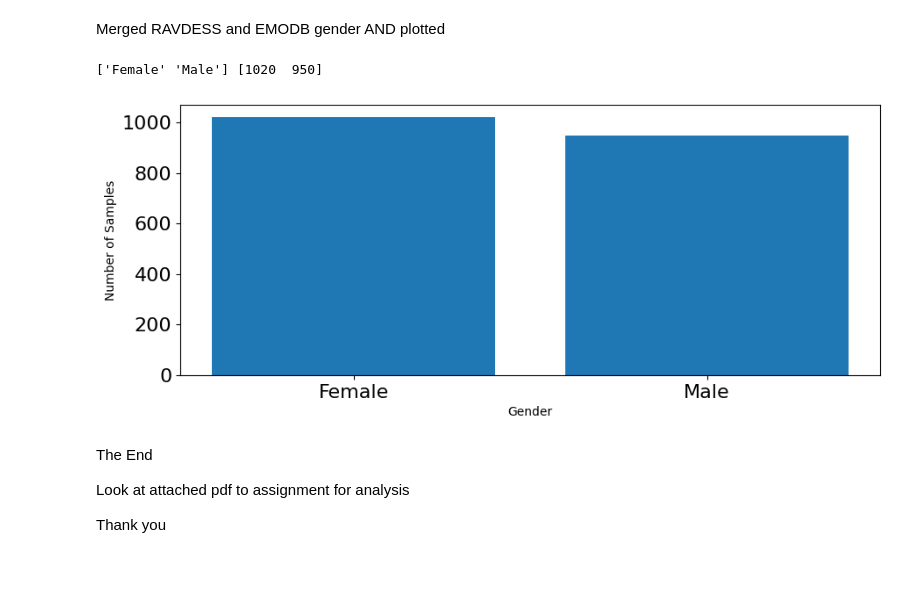
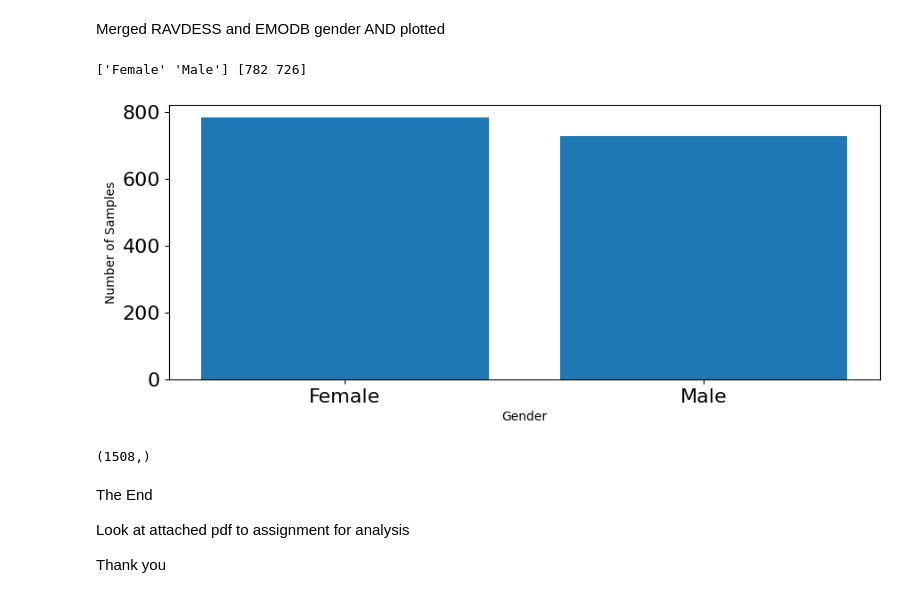
Before and after one commit to IAT-ExploringAI-2024/Week-2_Data_Preprocessing, a Jupyter notebook: Mark_Duinkerke_Week_2_Data_Preprocessing.ipynb, the cells around one changed output. Saved outputs shown, nothing was run; the diff lists cells and outputs as text; code cells hidden in the pictures; blank space fills up the shorter version.

```diff
--- a/Mark_Duinkerke_Week_2_Data_Preprocessing.ipynb
+++ b/Mark_Duinkerke_Week_2_Data_Preprocessing.ipynb
@@ -989,7 +1054,7 @@ import os, glob
 import numpy as np
 
 def load_data():
-    X,y=[],[]
+    X,y,z=[],[],[]
     count = 0
     for file in glob.glob("/content/drive/MyDrive/Iat481/wav/*.wav"):
         file_name=os.path.basename(file)
@@ -997,16 +1062,18 @@ def load_data():
         #Leaving out boredom
         if (emotion == "boredom"):
           continue
+        gender1=genders1[(file_name[0:2])]
         #print(emotion)
         features1 = get_features(file)
         X.append(features1)
         y.append(emotion)
+        z.append(gender1)
         count += 1
         print('\r' + f' Processed {count}/{1435} audio samples',end=' ')
       # Return arrays to plug into sklearn's cross-validation algorithms
-    return np.array(X), np.array(y)
+    return np.array(X), np.array(y), np.array(z)
 # %%
-features1, emotions1 = load_data()
+features1, emotions1, genders1 = load_data()
 # %% [output]
  Processed 454/1435 audio samples
 # %%
@@ -1126,2 +1140,0 @@ def load_data():
-# %%
-features, genders = load_data()
@@ -1193,2 +1157,0 @@ def load_data():
-# %%
-features2, genders1 = load_data()
@@ -1213,21 +1174,24 @@ Merged RAVDESS and EMODB gender AND plotted
 # %%
 genders2= np.concatenate((genders, genders1))
 
 # plot all emotions
 plt.figure(figsize=(35,4))
 plt.subplot(1,3,1)
 #np.unique returns ordered list of unique elements and count of each element
 emotion_list, count = np.unique(genders2, return_counts=True)
 print(gender_list, count)
 plt.bar(x=range(2), height=count)
 plt.xticks(ticks=range(2), labels = [gender for gender in gender_list],fontsize=10)
 plt.xlabel('Gender')
 plt.tick_params(labelsize=16)
 plt.ylabel('Number of Samples')
 plt.show()
+
+genders2.shape
 # %% [output]
-['Female' 'Male'] [1020  950]
+['Female' 'Male'] [782 726]
-[figure, old version]
+[figure, new version]
+(1508,)
 # %% [markdown]
 The End
 
```
Also changed, not shown: parts of 18 cells of this notebook.
